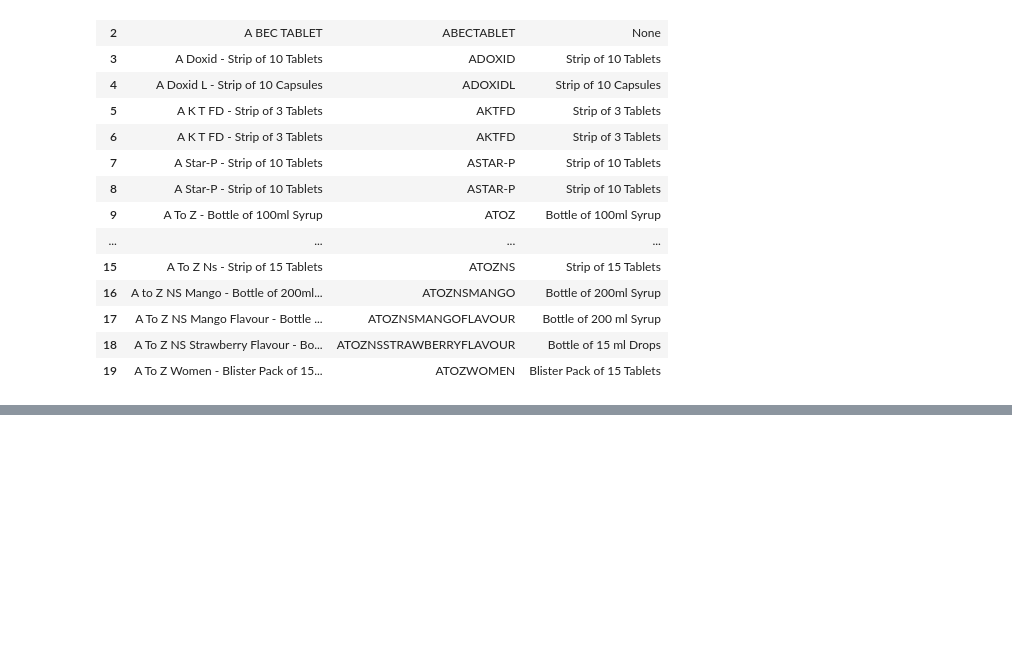
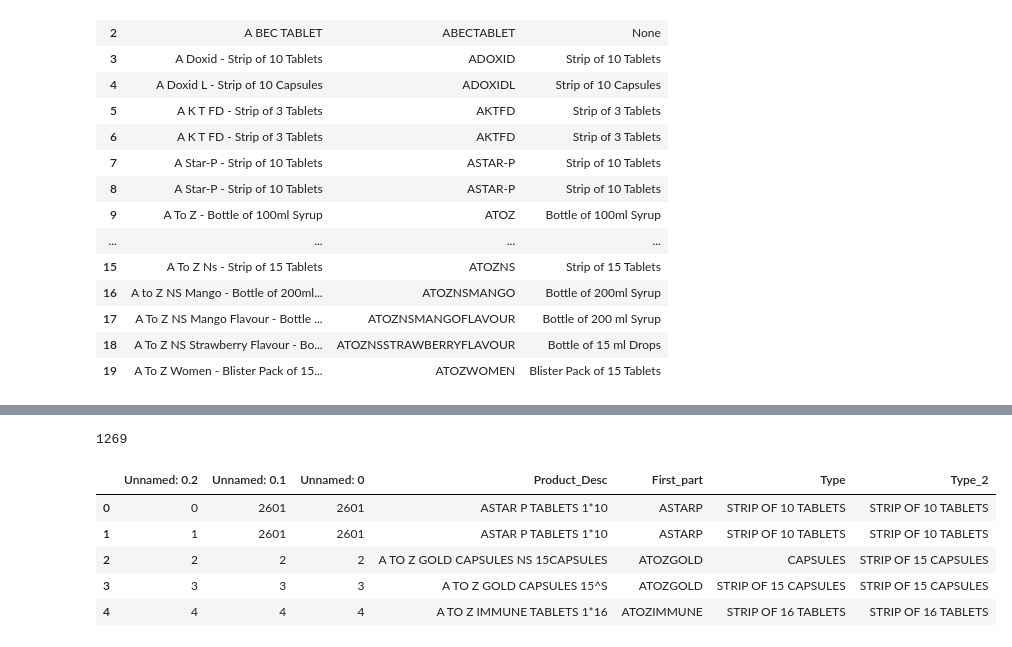
Before and after one commit to lBRAHIM8323/Project, a Jupyter notebook: A.ipynb, the cells around one changed output, grey strips where cells are left out. Drawn from its saved outputs; the diff is of its cells as text; code cells hidden in the pictures; blank space fills up the shorter version.

```diff
--- a/A.ipynb
+++ b/A.ipynb
@@ -177,11 +156,3 @@ for i, x in enumerate(df["First_Part"]):
-# %%
-new_df = pd.DataFrame(columns=df.columns)  # Create a new empty DataFrame with the same columns
-
-for a in match_indices_1:
-    row = df.iloc[a]  # Retrieve the row using iloc
-    new_df = new_df.append(row)  # Append the row to the new DataFrame
-
-# Now you can use the new_df DataFrame for further operations
 # %%
 index_1 = []
 index_2 = []
@@ -277,0 +224,10 @@ TypeError: object of type 'float' has no len()
+# %%
+matching_indices = []
+for index, row in new_df_4.iterrows():
+    column1_value = str(row['Type'])  # Convert to string
+    column2_value = str(row['Type_2'])  # Convert to string
+
+    ratio = fuzz.ratio(column1_value, column2_value)
+    if ratio >= 50:
+        matching_indices.append(index)
+        print(column1_value, '--------', column2_value,"==========", ratio)
@@ -277,0 +252,15 @@ TypeError: object of type 'float' has no len()
+# %%
+new_df_4 = new_df_4.loc[matching_indices]
+# %%
+len(matching_indices)
+# %% [output]
+1269
+# %%
+new_df_4.head()
+# %% [output]
+|  | Unnamed: 0.2 | Unnamed: 0.1 | Unnamed: 0 | Product_Desc | First_part | Type | Type_2 |
+| 0 | 0 | 2601 | 2601 | ASTAR P TABLETS 1*10 | ASTARP | STRIP OF 10 TABLETS | STRIP OF 10 TABLETS |
+| 1 | 1 | 2601 | 2601 | ASTAR P TABLETS 1*10 | ASTARP | STRIP OF 10 TABLETS | STRIP OF 10 TABLETS |
+| 2 | 2 | 2 | 2 | A TO Z GOLD CAPSULES NS 15CAPSULES | ATOZGOLD | CAPSULES | STRIP OF 15 CAPSULES |
+| 3 | 3 | 3 | 3 | A TO Z GOLD CAPSULES 15^S | ATOZGOLD | STRIP OF 15 CAPSULES | STRIP OF 15 CAPSULES |
+| 4 | 4 | 4 | 4 | A TO Z IMMUNE TABLETS 1*16 | ATOZIMMUNE | STRIP OF 16 TABLETS | STRIP OF 16 TABLETS |
```
Also changed, not shown: parts of 24 cells of this notebook, 6 other files.
